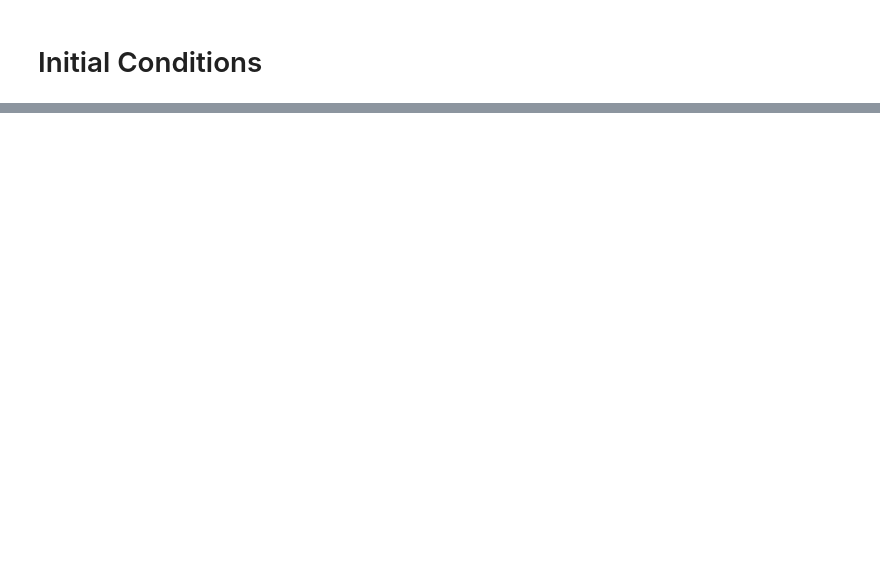
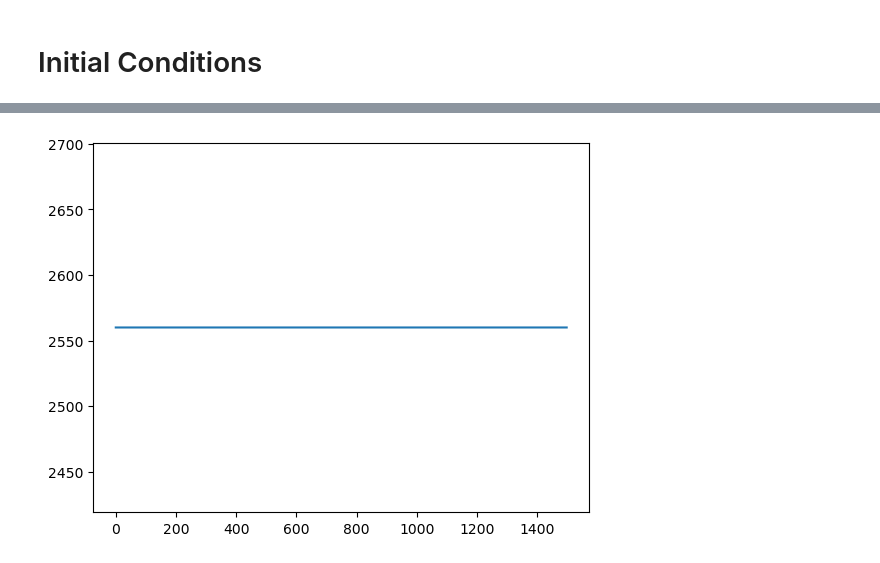
Before and after one commit to gsgall/fenix, a Jupyter notebook: two-stream/visualisation.ipynb, the cells around one changed output, grey strips where cells are left out. Cells and saved outputs as stored; diff of their text form; code cells hidden in the pictures; blank space fills up the shorter version.

```diff
--- a/two-stream/visualisation.ipynb
+++ b/two-stream/visualisation.ipynb
@@ -149,0 +111,16 @@ print(csv_files)
+# %%
+csv_files = [f"perturbation_init_out_rays_{i:04d}.csv" for i in range(1, 1500, 1)]
+
+
+population = []
+
+for file in (csv_files):
+  data = pd.read_csv(file)
+  population.append(len(data["x"]))
+
+
+plt.figure()
+plt.plot(population)
+plt.show()
+# %% [output]
+[figure, added]
```
Also changed, not shown: parts of 6 cells of this notebook, 10 other files.
